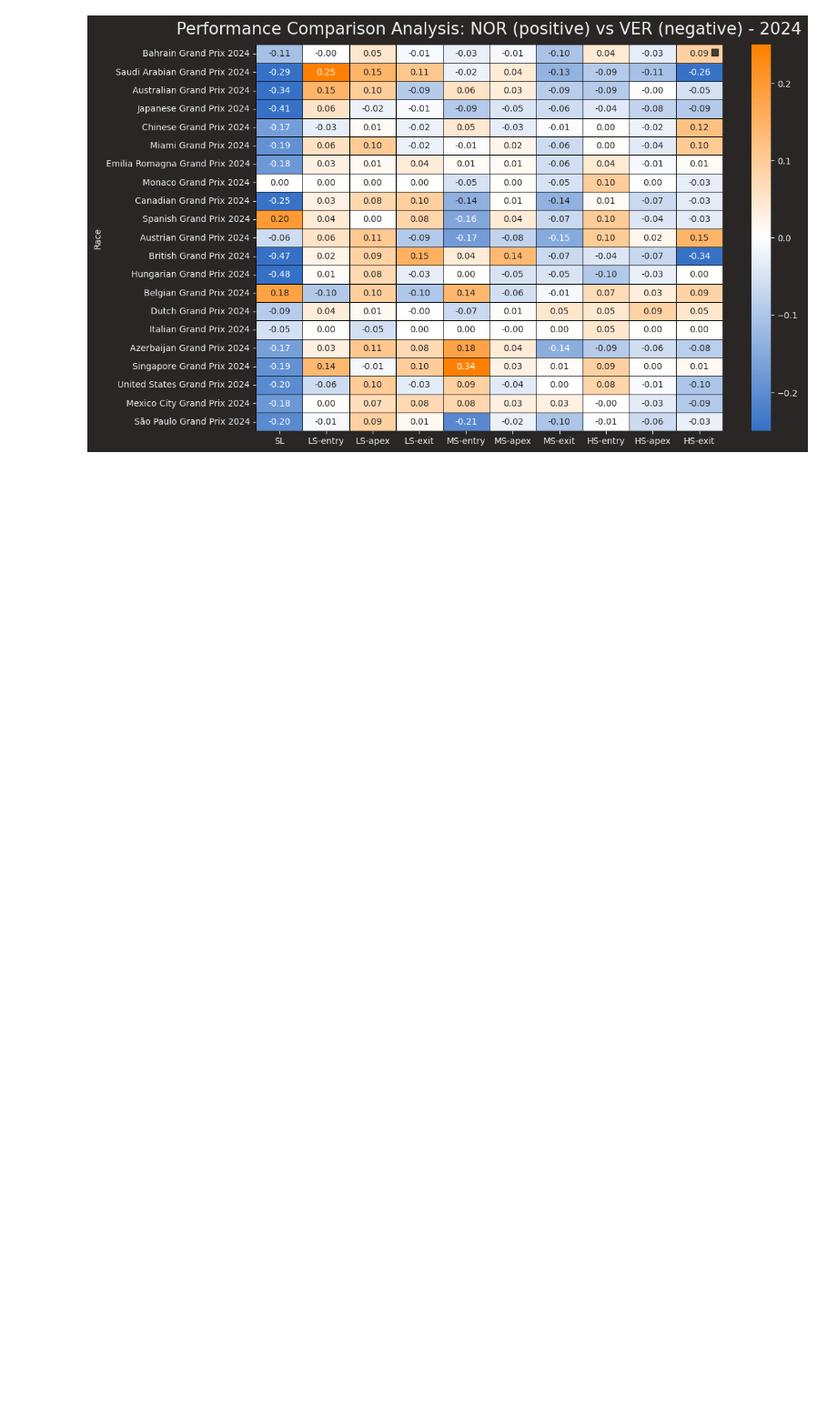
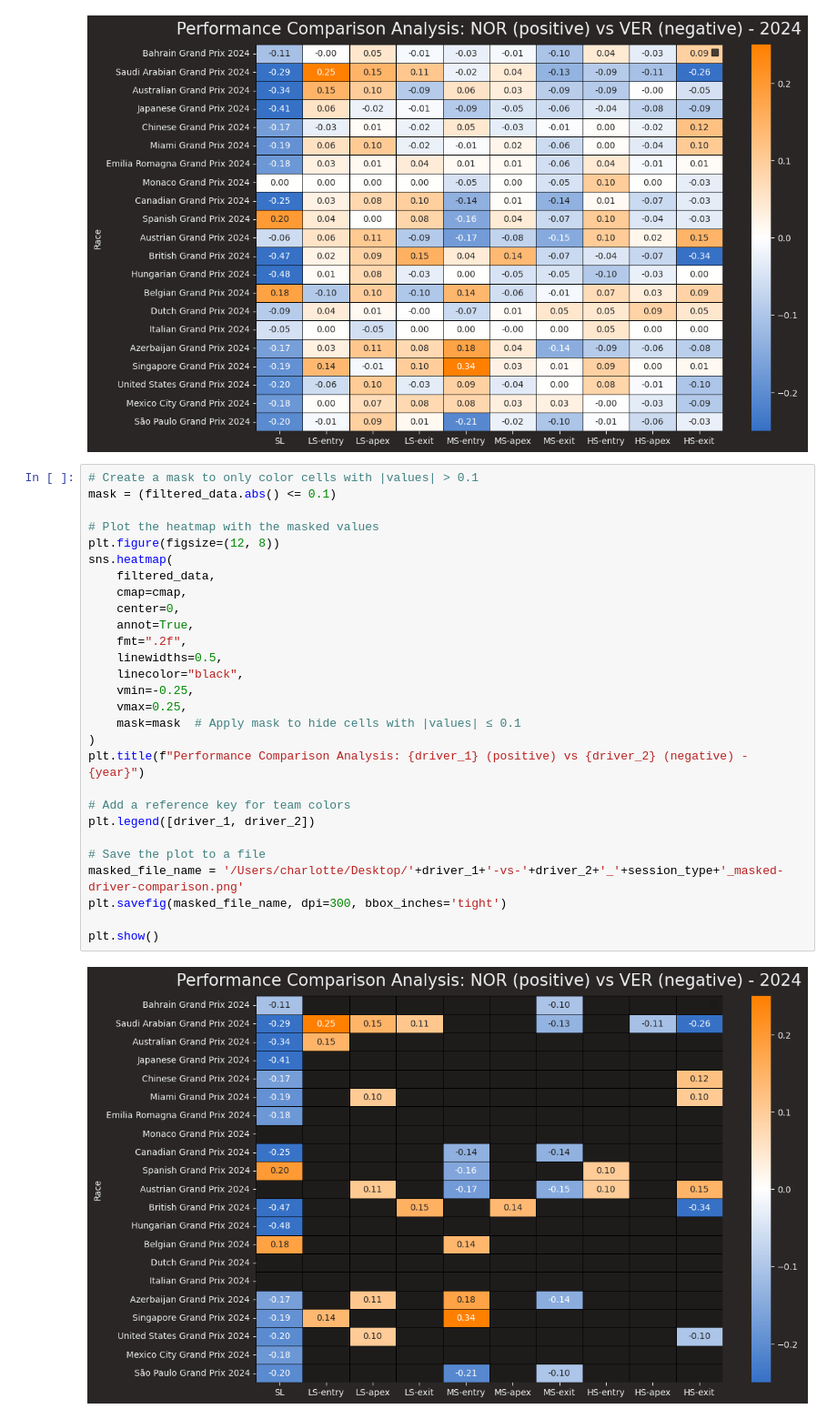
Before and after one commit to CharlotteGithub-prog/mclaren-performance-analysis-2024, a Jupyter notebook: plots/plot_speed-heatmap_driver.ipynb, the cells around one changed output. Shown at 91% size. Drawn from its saved outputs; the diff is of its cells as text; blank space fills up the shorter version.

Commit message:
Add driver heatmap filtered to 10%

```diff
--- a/plots/plot_speed-heatmap_driver.ipynb
+++ b/plots/plot_speed-heatmap_driver.ipynb
@@ -303,3 +303,33 @@ plt.savefig(file_name, dpi=300, bbox_inches='tight')
 plt.show()
 # %% [output]
 [figure]
+# %%
+# Create a mask to only color cells with |values| > 0.1
+mask = (filtered_data.abs() <= 0.1)
+
+# Plot the heatmap with the masked values
+plt.figure(figsize=(12, 8))
+sns.heatmap(
+    filtered_data,
+    cmap=cmap,
+    center=0,
+    annot=True,
+    fmt=".2f",
+    linewidths=0.5,
+    linecolor="black",
+    vmin=-0.25,
+    vmax=0.25,
+    mask=mask  # Apply mask to hide cells with |values| ≤ 0.1
+)
+plt.title(f"Performance Comparison Analysis: {driver_1} (positive) vs {driver_2} (negative) - {year}")
+
+# Add a reference key for team colors
+plt.legend([driver_1, driver_2])
+
+# Save the plot to a file
+masked_file_name = '/Users/charlotte/Desktop/'+driver_1+'-vs-'+driver_2+'_'+session_type+'_masked-driver-comparison.png'
+plt.savefig(masked_file_name, dpi=300, bbox_inches='tight')
+
+plt.show()
+# %% [output]
+[figure, added]
```
